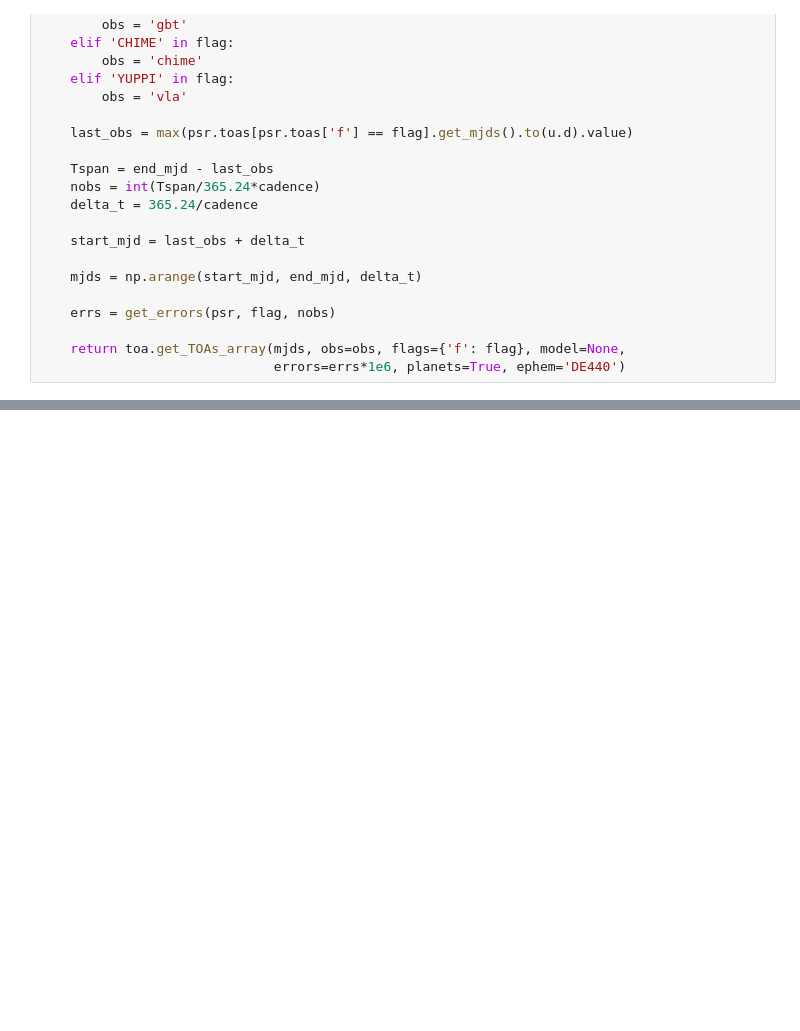
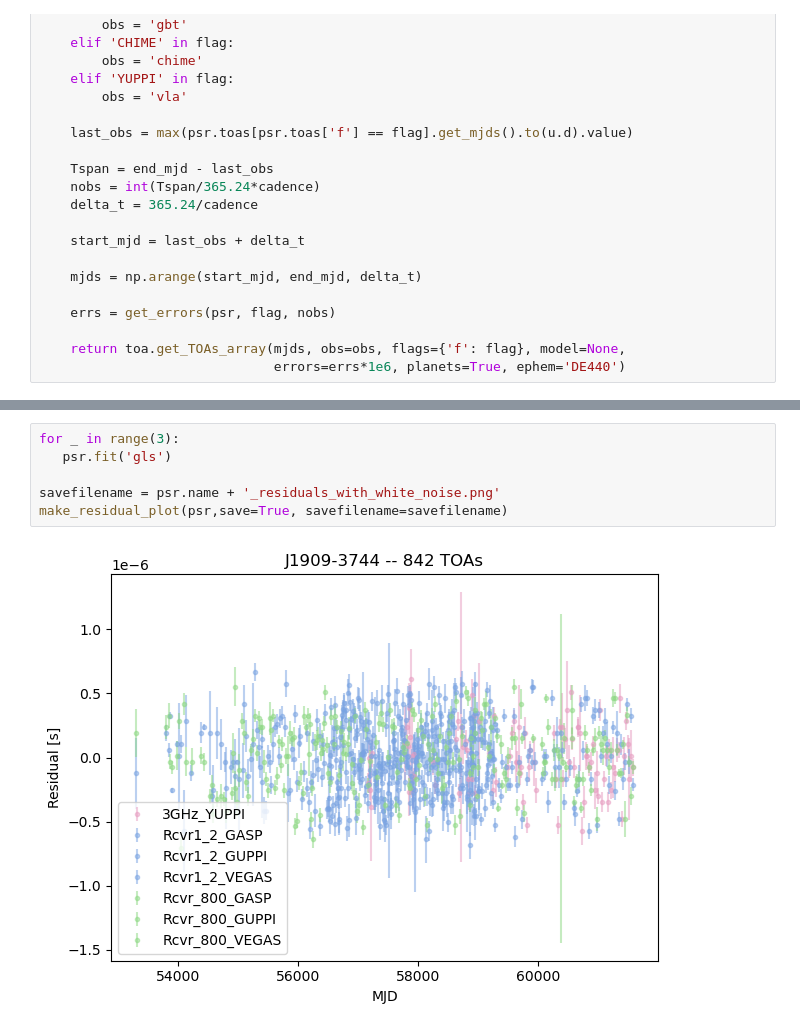
Before and after one commit to anjanaashok592/pta_replicator, a Jupyter notebook: examples/make_new_obs.ipynb, the cells around one changed output, grey strips where cells are left out. Drawn from its saved outputs; the diff is of its cells as text; blank space fills up the shorter version.

```diff
--- a/examples/make_new_obs.ipynb
+++ b/examples/make_new_obs.ipynb
@@ -252,0 +406,8 @@ make_residual_plot(psr, save=False)
+# %%
+for _ in range(3):
+   psr.fit('gls')
+
+savefilename = psr.name + '_residuals_with_white_noise.png'
+make_residual_plot(psr,save=True, savefilename=savefilename)
+# %% [output]
+[figure, added]
```
Also changed, not shown: parts of 20 cells of this notebook.
